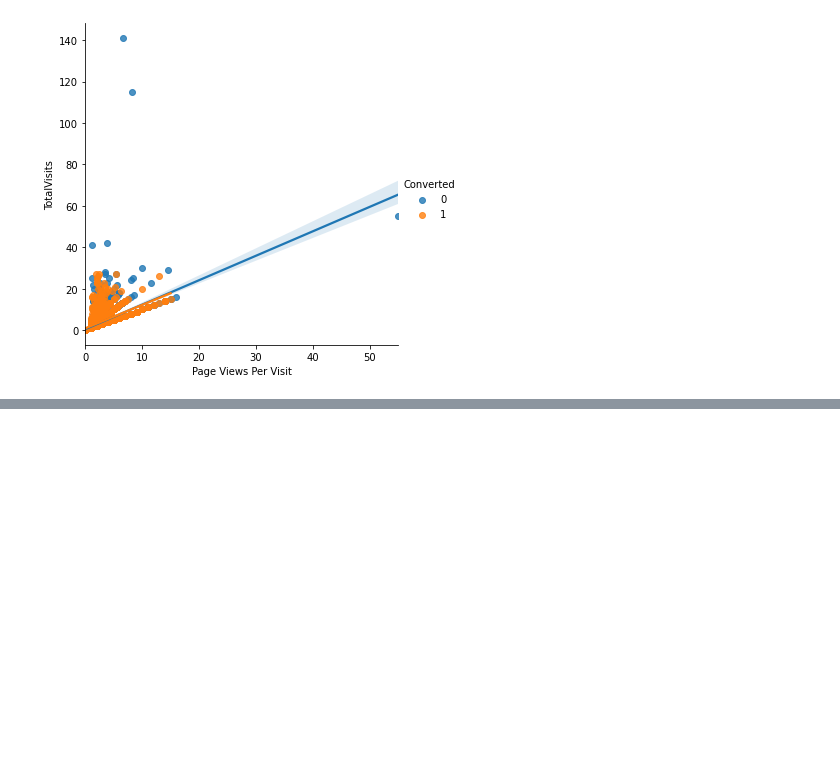
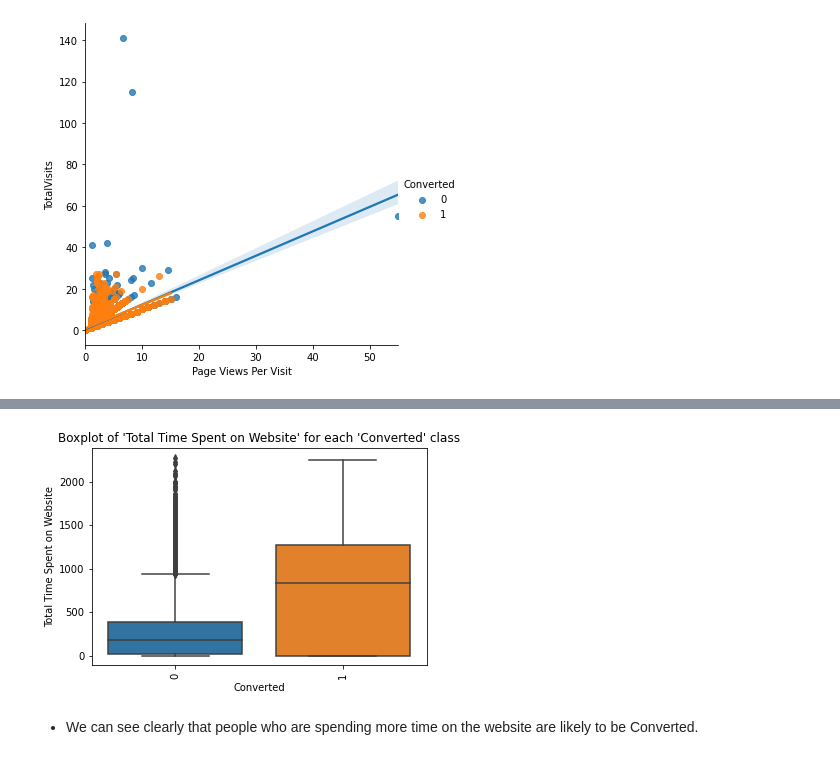
Before and after one commit to Janavi0308/lead-scoring, a Jupyter notebook: lead_scoring_eda.ipynb, the cells around one changed output, grey strips where cells are left out. Saved outputs shown, nothing was run; the diff lists cells and outputs as text; code cells hidden in the pictures; blank space fills up the shorter version.

```diff
--- a/lead_scoring_eda.ipynb
+++ b/lead_scoring_eda.ipynb
@@ -537,0 +621,10 @@ plt.show()
+# %%
+plt.title("Boxplot of 'Total Time Spent on Website' for each 'Converted' class")
+sns.boxplot(x="Converted", y="Total Time Spent on Website", data=train_new)
+plt.xticks(rotation=90)
+
+plt.show()
+# %% [output]
+[figure, added]
+# %% [markdown]
+* We can see clearly that people who are spending more time on the website are likely to be Converted.
```
Also changed, not shown: parts of 48 cells of this notebook.
